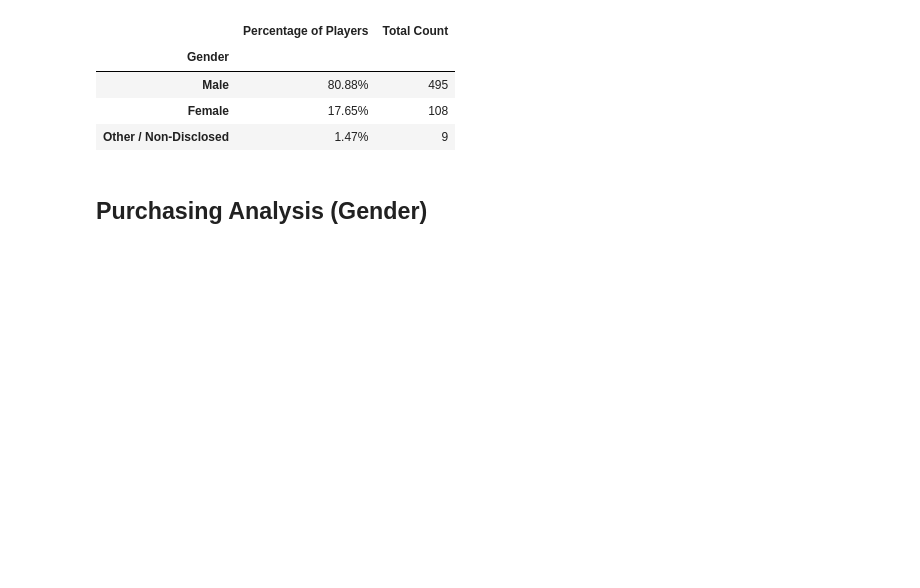
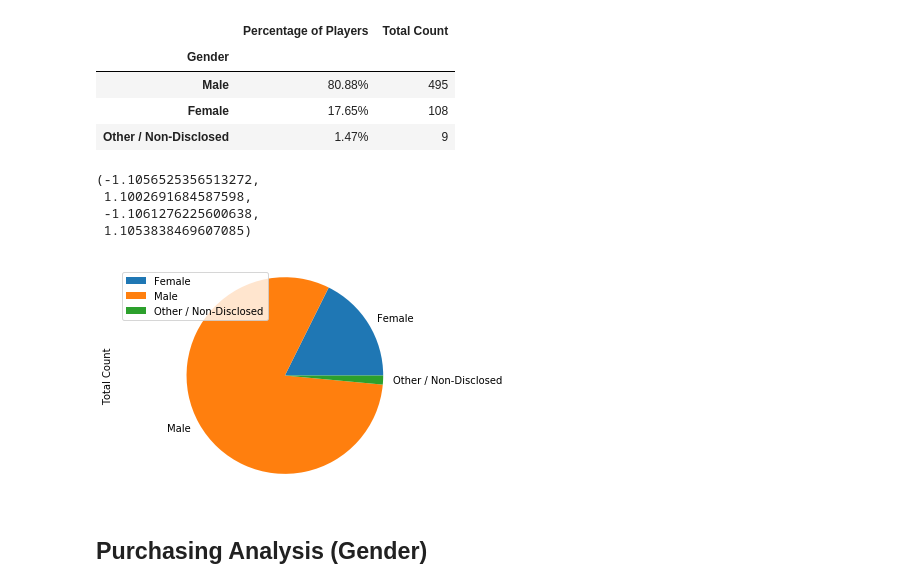
Before and after one commit to tokunami/pandas-hw, a Jupyter notebook: HeroesOfPymoli/myResult.ipynb, the cells around one changed output. Saved outputs shown, nothing was run; the diff lists cells and outputs as text; code cells hidden in the pictures; blank space fills up the shorter version.

Commit message:
add graph and observal descriptions

```diff
--- a/HeroesOfPymoli/myResult.ipynb
+++ b/HeroesOfPymoli/myResult.ipynb
@@ -87,6 +89,15 @@ gender_df.sort_values(by="Total Count",ascending=False)
 | Male | 80.88% | 495 |
 | Female | 17.65% | 108 |
 | Other / Non-Disclosed | 1.47% | 9 |
+# %%
+%matplotlib inline
+gender_df.plot.pie("Total Count").axis("equal")
+# %% [output]
+(-1.1056525356513272,
+ 1.1002691684587598,
+ -1.1061276225600638,
+ 1.1053838469607085)
+[figure, added]
 # %% [markdown]
 ## Purchasing Analysis (Gender)
 # %%
```
Also changed, not shown: parts of 14 cells of this notebook.
